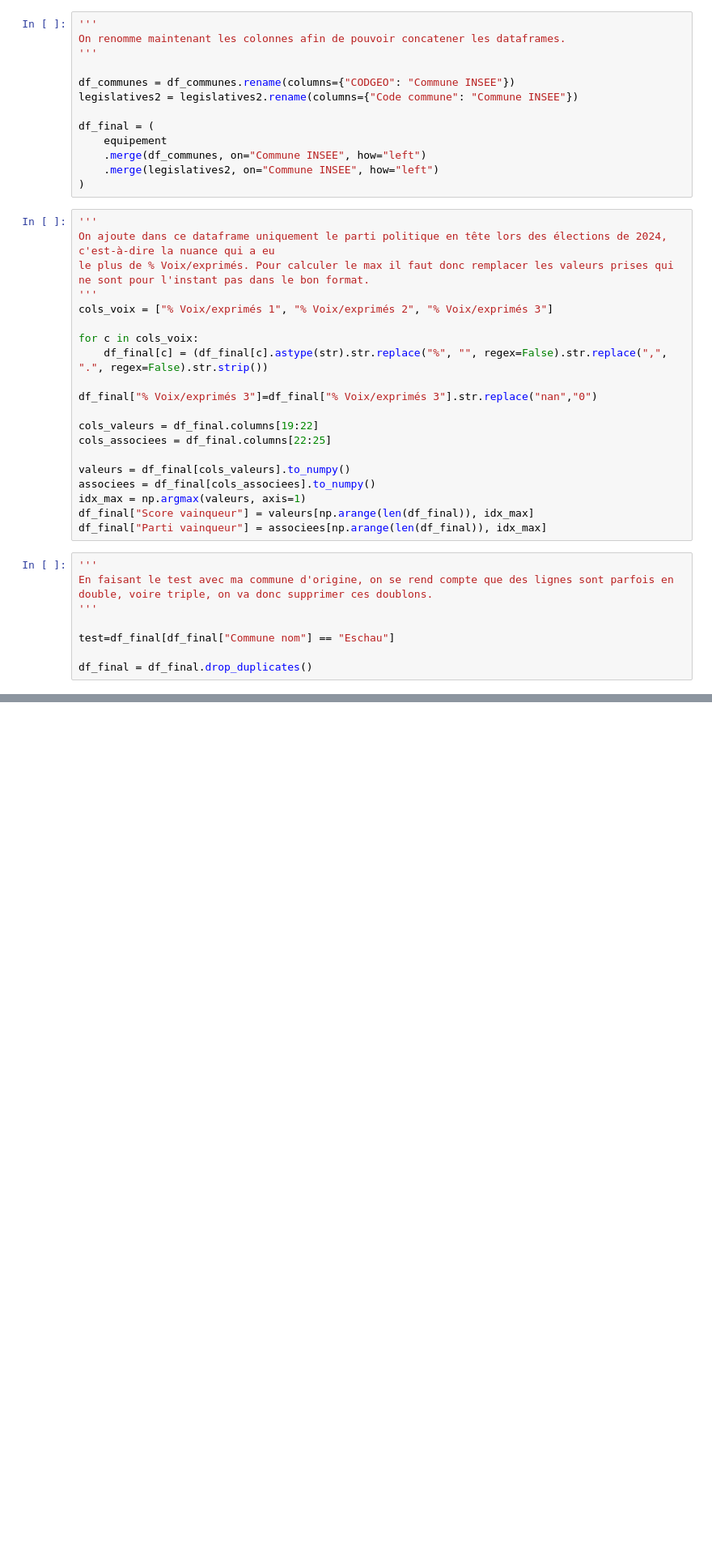
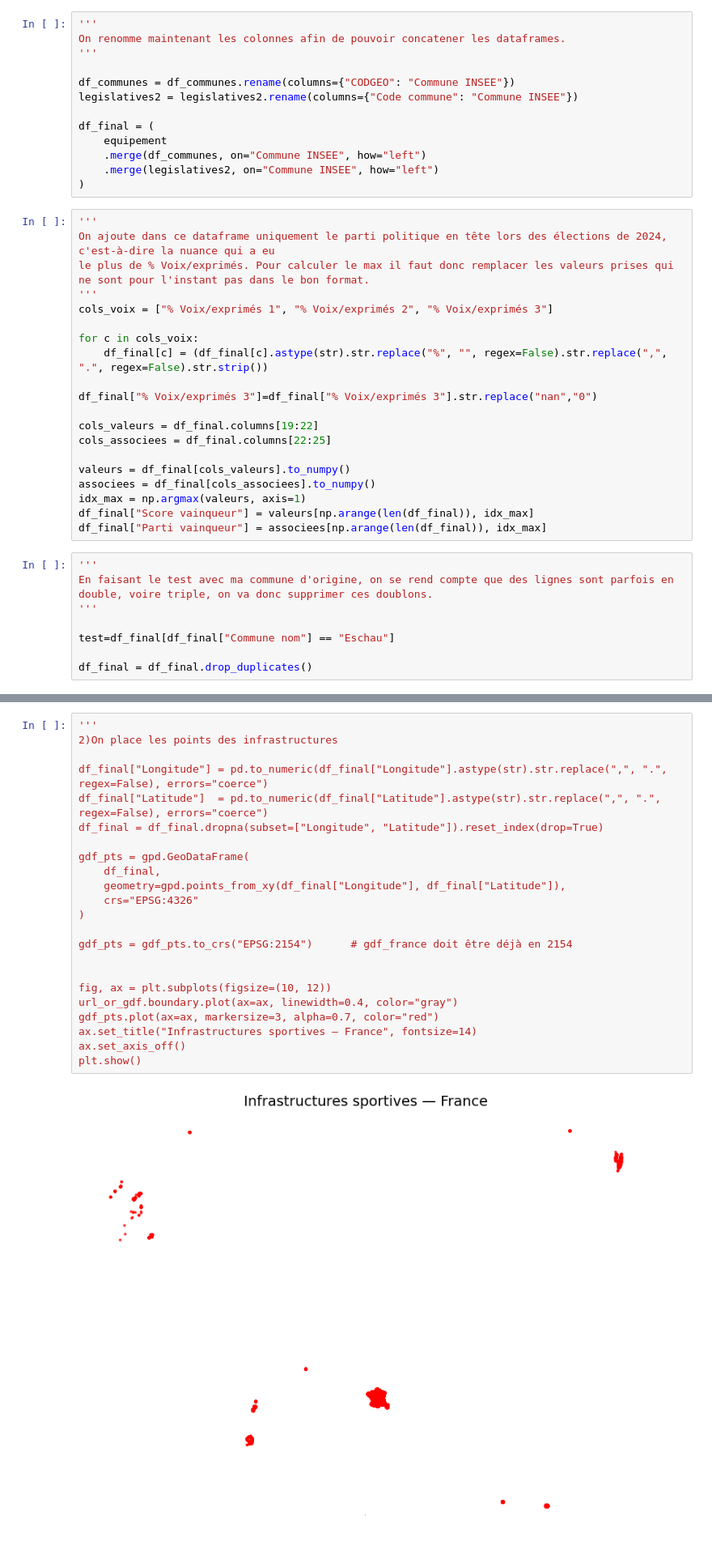
Before and after one commit to MaximeHirsch/Projet-python-deserts-sportifs, a Jupyter notebook: Projet.ipynb, the cells around one changed output, grey strips where cells are left out. Shown at 81% size. Cells and saved outputs as stored; diff of their text form; blank space fills up the shorter version.

```diff
--- a/Projet.ipynb
+++ b/Projet.ipynb
@@ -157,0 +138,25 @@ ValueError: All objects passed were None
+# %%
+'''
+2)On place les points des infrastructures
+
+df_final["Longitude"] = pd.to_numeric(df_final["Longitude"].astype(str).str.replace(",", ".", regex=False), errors="coerce")
+df_final["Latitude"]  = pd.to_numeric(df_final["Latitude"].astype(str).str.replace(",", ".", regex=False), errors="coerce")
+df_final = df_final.dropna(subset=["Longitude", "Latitude"]).reset_index(drop=True)
+
+gdf_pts = gpd.GeoDataFrame(
+    df_final,
+    geometry=gpd.points_from_xy(df_final["Longitude"], df_final["Latitude"]),
+    crs="EPSG:4326"
+)
+
+gdf_pts = gdf_pts.to_crs("EPSG:2154")      # gdf_france doit être déjà en 2154
+
+
+fig, ax = plt.subplots(figsize=(10, 12))
+url_or_gdf.boundary.plot(ax=ax, linewidth=0.4, color="gray")
+gdf_pts.plot(ax=ax, markersize=3, alpha=0.7, color="red")
+ax.set_title("Infrastructures sportives — France", fontsize=14)
+ax.set_axis_off()
+plt.show()
+# %% [output]
+[figure, added]
```
Also changed, not shown: parts of 2 cells of this notebook.
